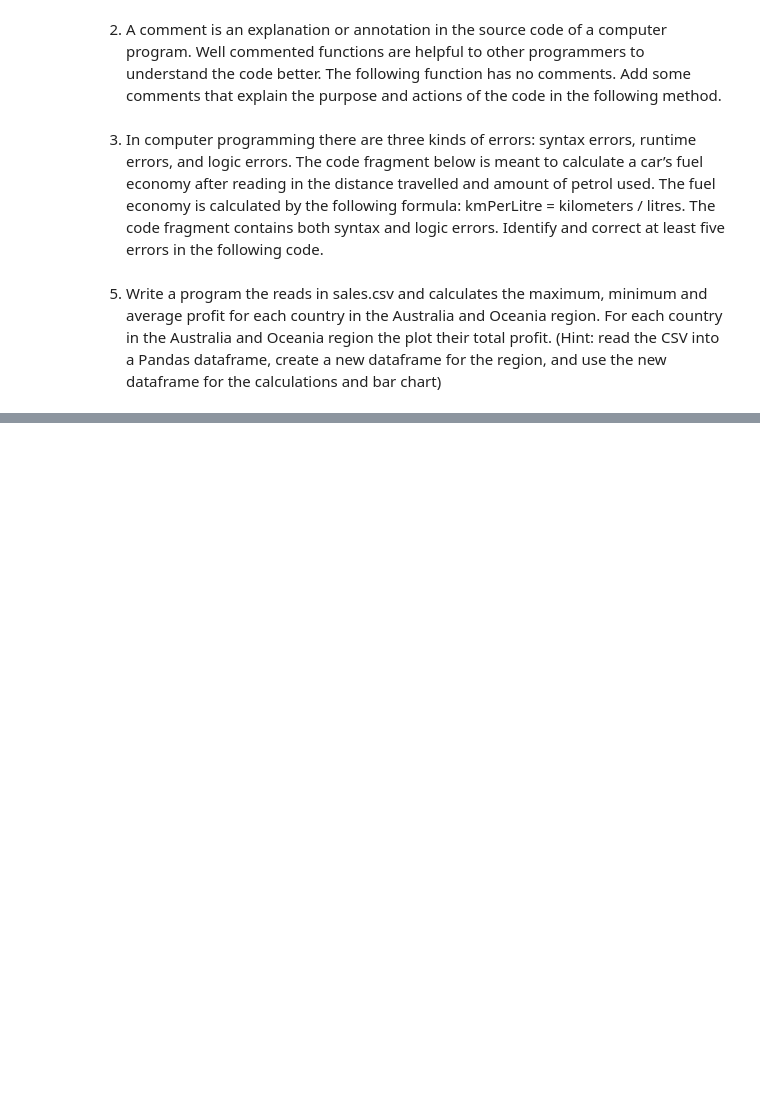
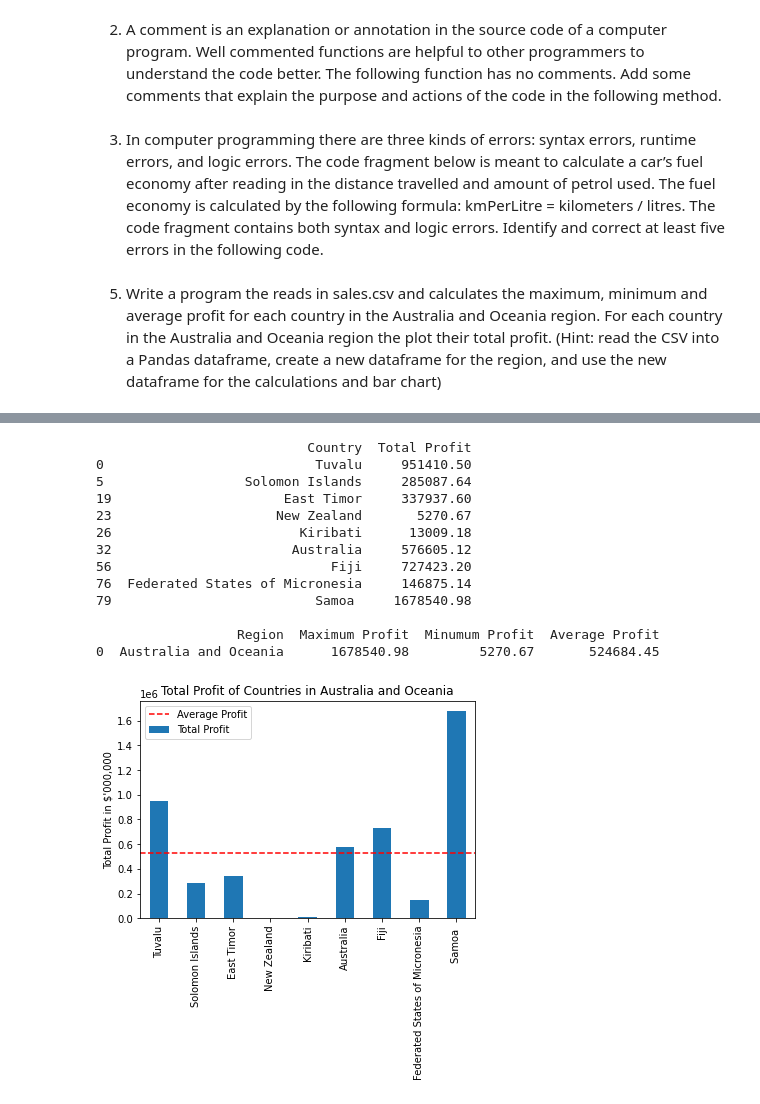
Before and after one commit to Nicompag/ISYS5002_ELP_20201867, a Jupyter notebook: ISYS5002_ELP_20201867.ipynb, the cells around one changed output, grey strips where cells are left out. Saved outputs shown, nothing was run; the diff lists cells and outputs as text; code cells hidden in the pictures; blank space fills up the shorter version.

```diff
--- a/ISYS5002_ELP_20201867.ipynb
+++ b/ISYS5002_ELP_20201867.ipynb
@@ -96,0 +103,57 @@ plt.show() #show the graph
+# %%
+#Region wise calculation
+
+#import modules
+import pandas as pd
+import matplotlib.pyplot as plt
+
+
+data = pd.read_csv('sales.csv') #import the data from the csv file
+raw_data = data.loc[data["Region"] == "Australia and Oceania"] #create a dataframe that only consists of countries from the region Australia and Oceania
+
+region = pd.DataFrame() #create a new and empty dataframe
+
+#Copy the information that is needed from the region dataframe to the new one
+region["Country"] = raw_data["Country"]
+region["Total Profit"] = raw_data["Total Profit"]
+
+aus = region.loc[region["Country"] == "Australia"] #create a dataframe that consists only of Australian orders
+aus_total = aus["Total Profit"].sum() #get the sum of all Australian orders
+
+region = region.drop_duplicates(subset = ["Country"], keep = "first") #delete double entries in the region dataframe
+region.at[32,"Total Profit"] = aus_total #update the Total Profit value for Australia with the calculated total value
+
+aus_and_oce = pd.DataFrame() #create an empty dataframe
+aus_and_oce["Region"] = ["Australia and Oceania"] #create a new column and call it Australia and Oceania
+aus_and_oce["Maximum Profit"] = region["Total Profit"].max() #create a new column and store the maximum profit of all total profits from the region dataframe
+aus_and_oce["Minumum Profit"] = region["Total Profit"].min() #create a new column and store the minimum profit of all total profits from the region dataframe
+aus_and_oce["Average Profit"] = round(region["Total Profit"].mean(),2) #create a new column and store the average profit of all total profits from the region dataframe, round it to 2 decimals
+
+mean_profit = round(region["Total Profit"].mean(),2) #create a variable that stores the average profit among all countries in the region
+
+pd.set_option('display.max_columns', None) #change the options so that all columns are visible
+print(region, "\n") #output the region dataframe, have an empty line after it
+print(aus_and_oce, "\n") #output the aus_and_oce dataframe, have an empty line after it
+
+ax = region.plot.bar(x='Country', y='Total Profit') #create a bar graph with the countries on the x axis and the Total Profit on the y axis
+plt.ylabel("Total Profit in $'000,000") #update the y axis label
+plt.xlabel("") #remove the x axis label
+plt.axhline(y=mean_profit, color='r', linestyle='--', label = "Average Profit") #create a horizontal dashed line and give it the label average profit
+plt.title("Total Profit of Countries in Australia and Oceania") #create a title for the graph
+plt.legend() #show the legend on the graph
+plt.show() #show the graph
+# %% [output]
+                           Country  Total Profit
+0                           Tuvalu     951410.50
+5                  Solomon Islands     285087.64
+19                      East Timor     337937.60
+23                     New Zealand       5270.67
+26                        Kiribati      13009.18
+32                       Australia     576605.12
+56                            Fiji     727423.20
+76  Federated States of Micronesia     146875.14
+79                          Samoa     1678540.98
+
+                  Region  Maximum Profit  Minumum Profit  Average Profit
+0  Australia and Oceania      1678540.98         5270.67       524684.45
+[figure, added]
```
Also changed, not shown: parts of 1 cell of this notebook.
